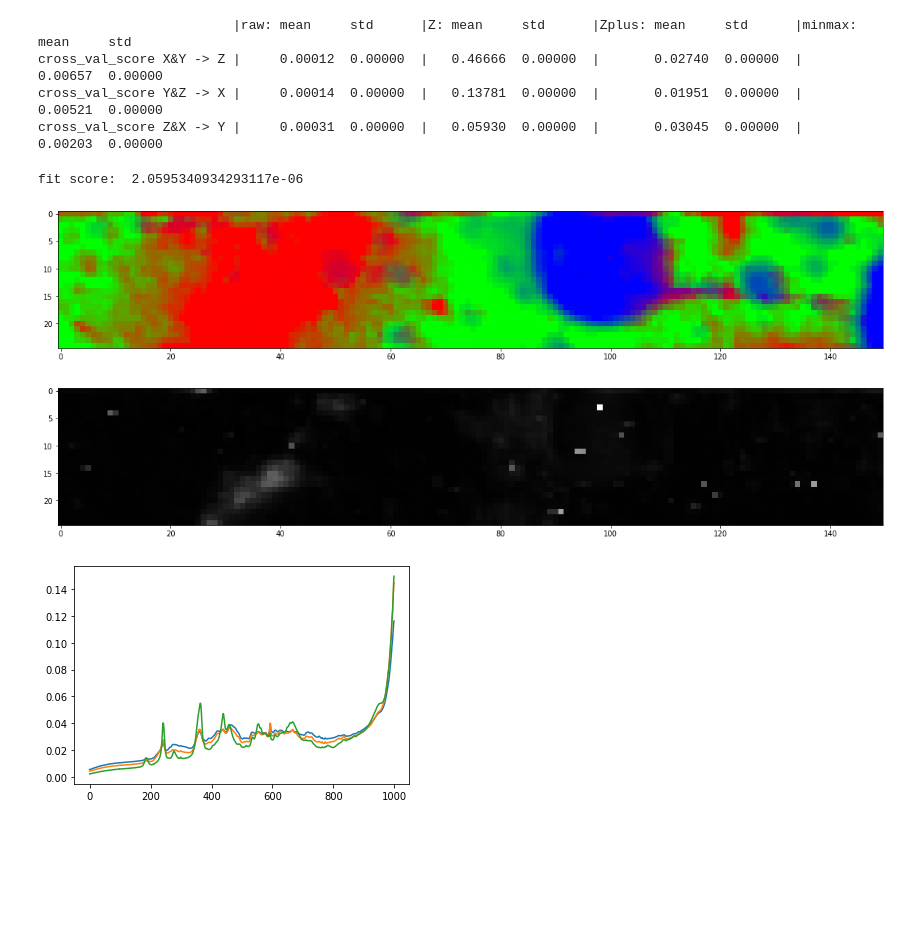
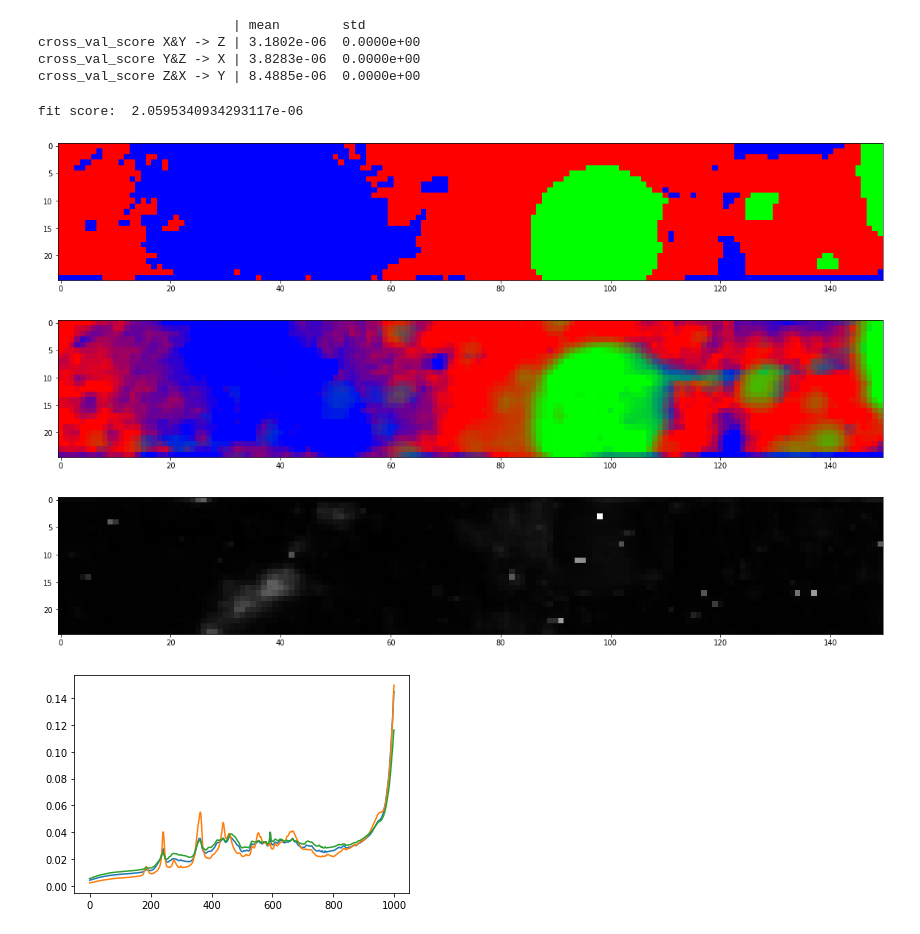
Before and after one commit to jjgsherwood/Bacholar_Thesis, a Jupyter notebook: cross_validation_PCA.ipynb, the cells around one changed output. Saved outputs shown, nothing was run; the diff lists cells and outputs as text; code cells hidden in the pictures; blank space fills up the shorter version.

```diff
--- a/cross_validation_PCA.ipynb
+++ b/cross_validation_PCA.ipynb
@@ -42,7 +21,4 @@ def unit_vector_norm(X):
 # %%
-kwargs = {'n_clusters': 3,
-          'n_components': 20}
-
 X = np.load("../data/HSI/Liver_map_150z25_60s_1TCPOBOP.npy", 'r')
 Y = np.load("../data/HSI/Liver_map_150z25_60s_2TCPOBOP.npy", 'r')
 Z = np.load("../data/HSI/Liver_map_150z25_60s_3OBOB.npy", 'r')
@@ -55,18 +31,6 @@ X = copy.copy(X.reshape(-1, X.shape[-1]))
 Y = copy.copy(Y.reshape(-1, Y.shape[-1]))
 Z = copy.copy(Z.reshape(-1, Z.shape[-1]))
 
-X_Z = normalize_Z(X)
-Y_Z = normalize_Z(Y)
-Z_Z = normalize_Z(Z)
-
-X_Z_plus = normalize_Z_plus(X)
-Y_Z_plus = normalize_Z_plus(Y)
-Z_Z_plus = normalize_Z_plus(Z)
-
-X_m = normalize_min_max(X)
-Y_m = normalize_min_max(Y)
-Z_m = normalize_min_max(Z)
-
 X = unit_vector_norm(X)
 Y = unit_vector_norm(Y)
 Z = unit_vector_norm(Z)
@@ -178,55 +133,54 @@ kwargs = {'n_clusters': 3,
           'n_components': 20,
           'min_weight': 0}
 
-header = f"{'mean':9}{'std':9}"
+header = f"{'mean':12}{'std':12}"
 
 rvc = ReferenceVectorClassifierPCA(**kwargs)
-print(f"{'':25}|raw: {header}|Z: {header}|Zplus: {header}|minmax: {header}")
-print(f"cross_val_score X&Y -> Z |{'':5}{print_mean_std(cross_val_X_Y_Z(rvc, X, Y, Z))}\
-|{'':3}{print_mean_std(cross_val_X_Y_Z(rvc, X_Z, Y_Z, Z_Z))}\
-|{'':7}{print_mean_std(cross_val_X_Y_Z(rvc, X_Z_plus, Y_Z_plus, Z_Z_plus))}\
-|{'':8}{print_mean_std(cross_val_X_Y_Z(rvc, X_m, Y_m, Z_m))}")
-print(f"cross_val_score Y&Z -> X |{'':5}{print_mean_std(cross_val_X_Y_Z(rvc, Y, Z, X))}\
-|{'':3}{print_mean_std(cross_val_X_Y_Z(rvc, Y_Z, Z_Z, X_Z))}\
-|{'':7}{print_mean_std(cross_val_X_Y_Z(rvc, Y_Z_plus, Z_Z_plus, X_Z_plus))}\
-|{'':8}{print_mean_std(cross_val_X_Y_Z(rvc, Y_m, Z_m, X_m))}")
-print(f"cross_val_score Z&X -> Y |{'':5}{print_mean_std(cross_val_X_Y_Z(rvc, Z, X, Y))}\
-|{'':3}{print_mean_std(cross_val_X_Y_Z(rvc, Z_Z, X_Z, Y_Z))}\
-|{'':7}{print_mean_std(cross_val_X_Y_Z(rvc, Z_Z_plus, X_Z_plus, Y_Z_plus))}\
-|{'':8}{print_mean_std(cross_val_X_Y_Z(rvc, Z_m, X_m, Y_m))}")
+print(f"{'':25}| {header}")
+print(f"cross_val_score X&Y -> Z | {print_mean_std(cross_val_X_Y_Z(rvc, X, Y, Z))}")
+print(f"cross_val_score Y&Z -> X | {print_mean_std(cross_val_X_Y_Z(rvc, Y, Z, X))}")
+print(f"cross_val_score Z&X -> Y | {print_mean_std(cross_val_X_Y_Z(rvc, Z, X, Y))}")
 # %% [output]
-                         |raw: mean     std      |Z: mean     std      |Zplus: mean     std      |minmax: mean     std
-cross_val_score X&Y -> Z |     0.00012  0.00000  |   0.46666  0.00000  |       0.02740  0.00000  |        0.00657  0.00000
-cross_val_score Y&Z -> X |     0.00014  0.00000  |   0.13781  0.00000  |       0.01951  0.00000  |        0.00521  0.00000
-cross_val_score Z&X -> Y |     0.00031  0.00000  |   0.05930  0.00000  |       0.03045  0.00000  |        0.00203  0.00000
+                         | mean        std
+cross_val_score X&Y -> Z | 3.1802e-06  0.0000e+00
+cross_val_score Y&Z -> X | 3.8283e-06  0.0000e+00
+cross_val_score Z&X -> Y | 8.4885e-06  0.0000e+00
 # %%
 ################# predict on original image ###############################
 kwargs = {'n_clusters': 3,
           'n_components': 20,
           'min_weight': 0.05}
 rvc = ReferenceVectorClassifierPCA(**kwargs)
 rvc.fit(X)
 
 RCA_vector = rvc.predict(X)
 
 print("fit score: ", score_func(rvc, X))
 
+one_hot = np.zeros((X.shape[0], rvc.kwargs['n_clusters']), dtype=float)
+one_hot[range(X.shape[0]), rvc.clusters] = 1
+
+plt.figure(figsize = (20,4))
+plt.imshow(np.swapaxes(one_hot.reshape((*shape_X[:2], kwargs['n_clusters'])),0,1)[::-1,:,:3])
+plt.show()
+
 RCA_vector = np.clip(RCA_vector, a_min=0, a_max=1)
 plt.figure(figsize = (20,4))
-plt.imshow(np.swapaxes(RCA_vector.reshape((*shape_X[:2], kwargs['n_clusters'])),0,1)[:,:,:3])
+plt.imshow(np.swapaxes(RCA_vector.reshape((*shape_X[:2], kwargs['n_clusters'])),0,1)[::-1,:,:3])
 plt.show()
 plt.figure(figsize = (20,4))
 plt.imshow(error_map(rvc, X).reshape(shape_X[:2]).T, cmap='gray', vmin=0)
 plt.show()
 
 for i in rvc.get_reference_vectors():
     plt.plot(i)
 plt.show()
 # %% [output]
 fit score:  2.0595340934293117e-06
-[figure, old version]
+[figure, new version]
-[figure, old version]
+[figure, new version]
-[figure, old version]
+[figure, new version]
+[figure, added]
 # %%
 ################# predict on new image ###############################
 RCA_vector = rvc.predict(Y)
```
Also changed, not shown: parts of 6 cells of this notebook, 26 other files.
